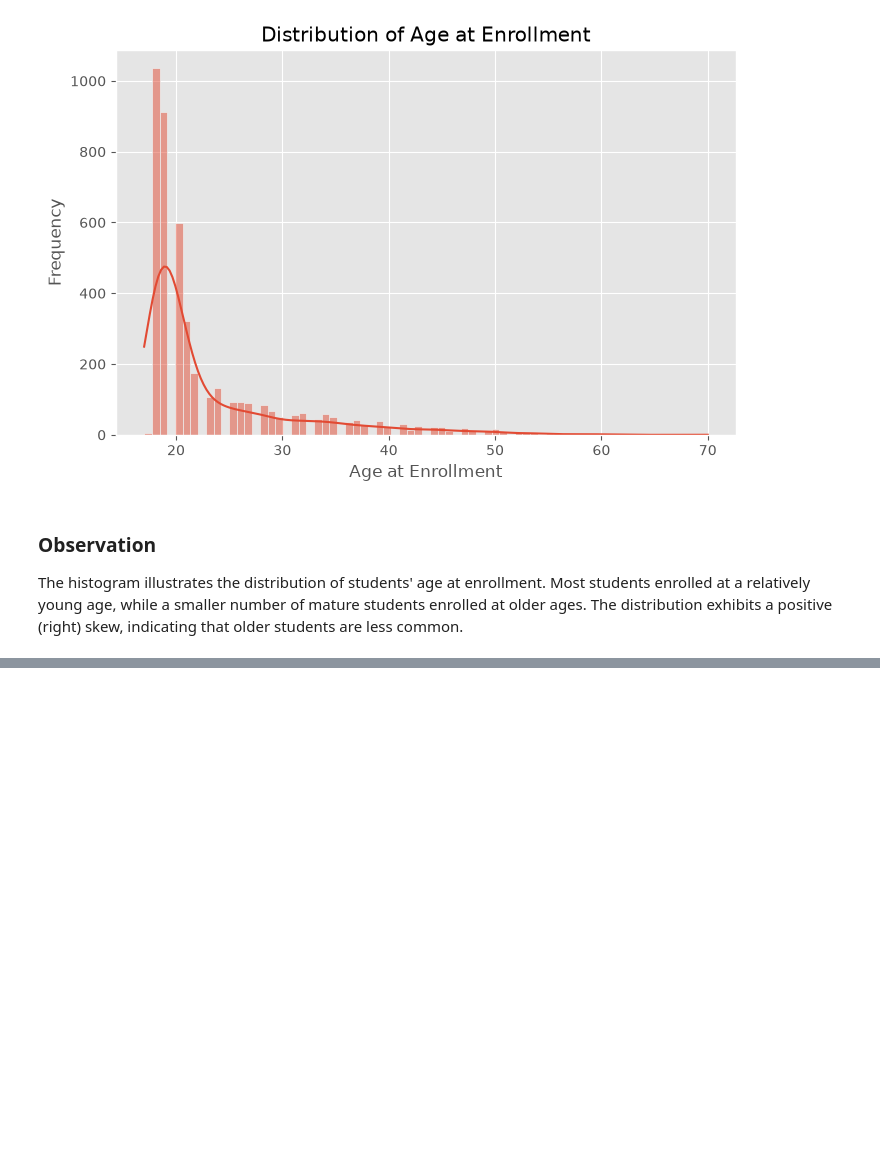
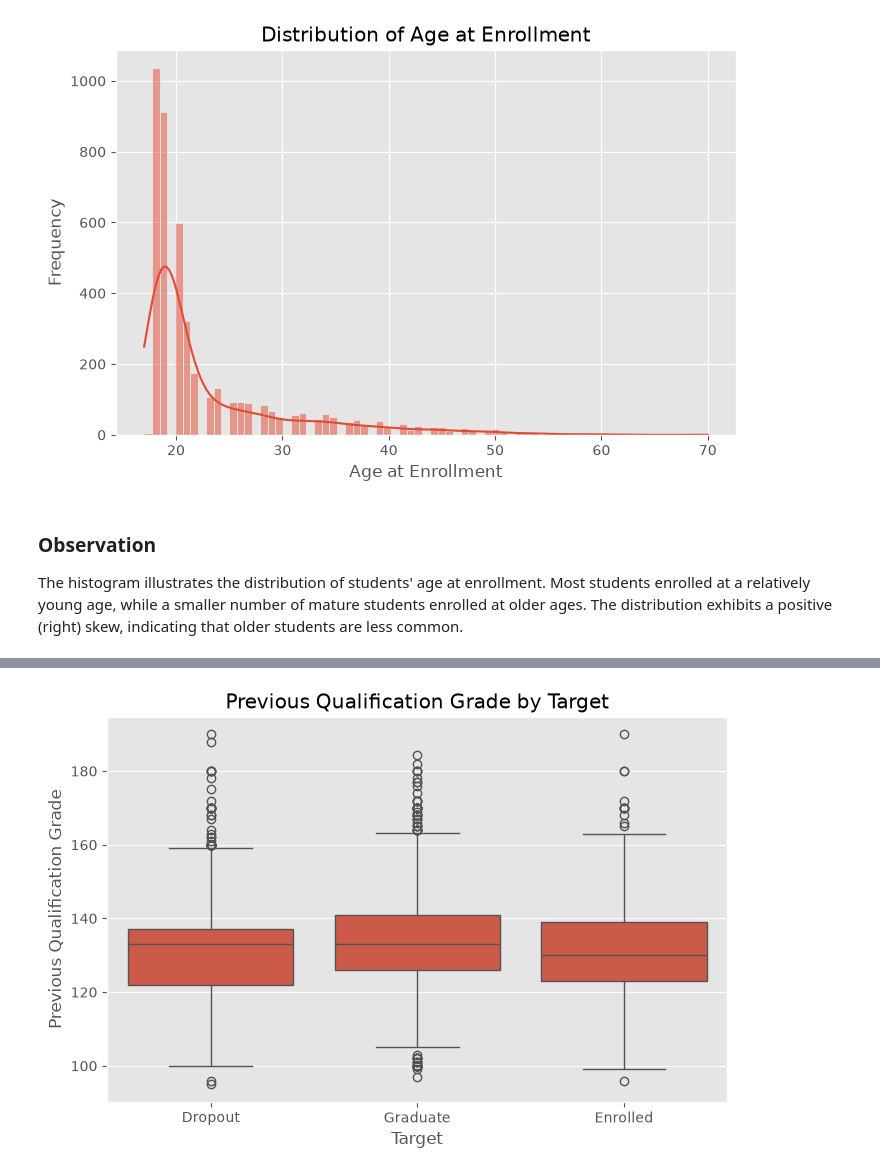
Before and after one commit to code-silence/student-dropout-prediction-research, a Jupyter notebook: notebooks/01_EDA.ipynb, the cells around one changed output, grey strips where cells are left out. Saved outputs shown, nothing was run; the diff lists cells and outputs as text; code cells hidden in the pictures; blank space fills up the shorter version.

```diff
--- a/notebooks/01_EDA.ipynb
+++ b/notebooks/01_EDA.ipynb
@@ -259,0 +300,18 @@ The histogram illustrates the distribution of students' age at enrollment. Most
+# %%
+plt.figure(figsize=(8, 5))
+
+sns.boxplot(
+    data=df,
+    x="Target",
+    y="Previous qualification (grade)"
+)
+
+plt.title("Previous Qualification Grade by Target")
+plt.xlabel("Target")
+plt.ylabel("Previous Qualification Grade")
+
+plt.savefig("../results/eda/previous_qualification_grade_boxplot.png", dpi=300, bbox_inches="tight")
+
+plt.show()
+# %% [output]
+[figure, added]
```
Also changed, not shown: parts of 13 cells of this notebook, 12 other files.
